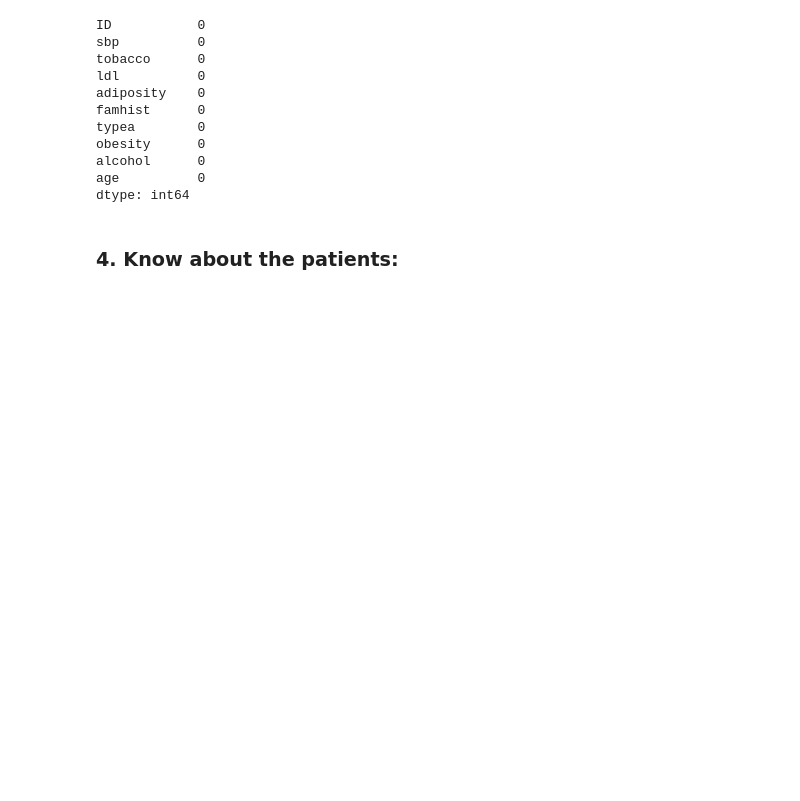
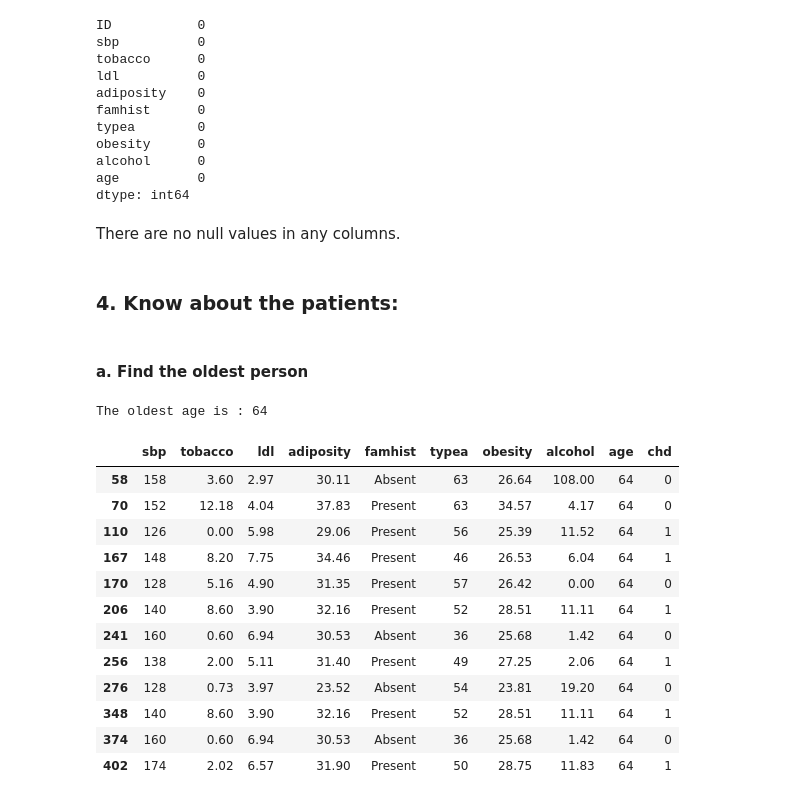
Before and after one commit to sgwlee96/SJSU, a Jupyter notebook: DATA220/Lab1/Lab1.ipynb, the cells around one changed output. Saved outputs shown, nothing was run; the diff lists cells and outputs as text; code cells hidden in the pictures; blank space fills up the shorter version.

```diff
--- a/DATA220/Lab1/Lab1.ipynb
+++ b/DATA220/Lab1/Lab1.ipynb
@@ -166,5 +168,31 @@ obesity      0
 alcohol      0
 age          0
 dtype: int64
+# %% [markdown]
+There are no null values in any columns.
 # %% [markdown]
 ### 4. Know about the patients:
+# %% [markdown]
+#### a. Find the oldest person
+# %%
+
+# Find the oldest age in the train data
+print(f"The oldest age is : {heartTraindf['age'].max()}")
+
+# Filter the data with that has age == 64
+heartTraindf[heartTraindf['age']==64]
+# %% [output]
+The oldest age is : 64
+|  | sbp | tobacco | ldl | adiposity | famhist | typea | obesity | alcohol | age | chd |
+| 58 | 158 | 3.60 | 2.97 | 30.11 | Absent | 63 | 26.64 | 108.00 | 64 | 0 |
+| 70 | 152 | 12.18 | 4.04 | 37.83 | Present | 63 | 34.57 | 4.17 | 64 | 0 |
+| 110 | 126 | 0.00 | 5.98 | 29.06 | Present | 56 | 25.39 | 11.52 | 64 | 1 |
+| 167 | 148 | 8.20 | 7.75 | 34.46 | Present | 46 | 26.53 | 6.04 | 64 | 1 |
+| 170 | 128 | 5.16 | 4.90 | 31.35 | Present | 57 | 26.42 | 0.00 | 64 | 0 |
+| 206 | 140 | 8.60 | 3.90 | 32.16 | Present | 52 | 28.51 | 11.11 | 64 | 1 |
+| 241 | 160 | 0.60 | 6.94 | 30.53 | Absent | 36 | 25.68 | 1.42 | 64 | 0 |
+| 256 | 138 | 2.00 | 5.11 | 31.40 | Present | 49 | 27.25 | 2.06 | 64 | 1 |
+| 276 | 128 | 0.73 | 3.97 | 23.52 | Absent | 54 | 23.81 | 19.20 | 64 | 0 |
+| 348 | 140 | 8.60 | 3.90 | 32.16 | Present | 52 | 28.51 | 11.11 | 64 | 1 |
+| 374 | 160 | 0.60 | 6.94 | 30.53 | Absent | 36 | 25.68 | 1.42 | 64 | 0 |
+| 402 | 174 | 2.02 | 6.57 | 31.90 | Present | 50 | 28.75 | 11.83 | 64 | 1 |
```
Also changed, not shown: parts of 14 cells of this notebook, 1 other file.
